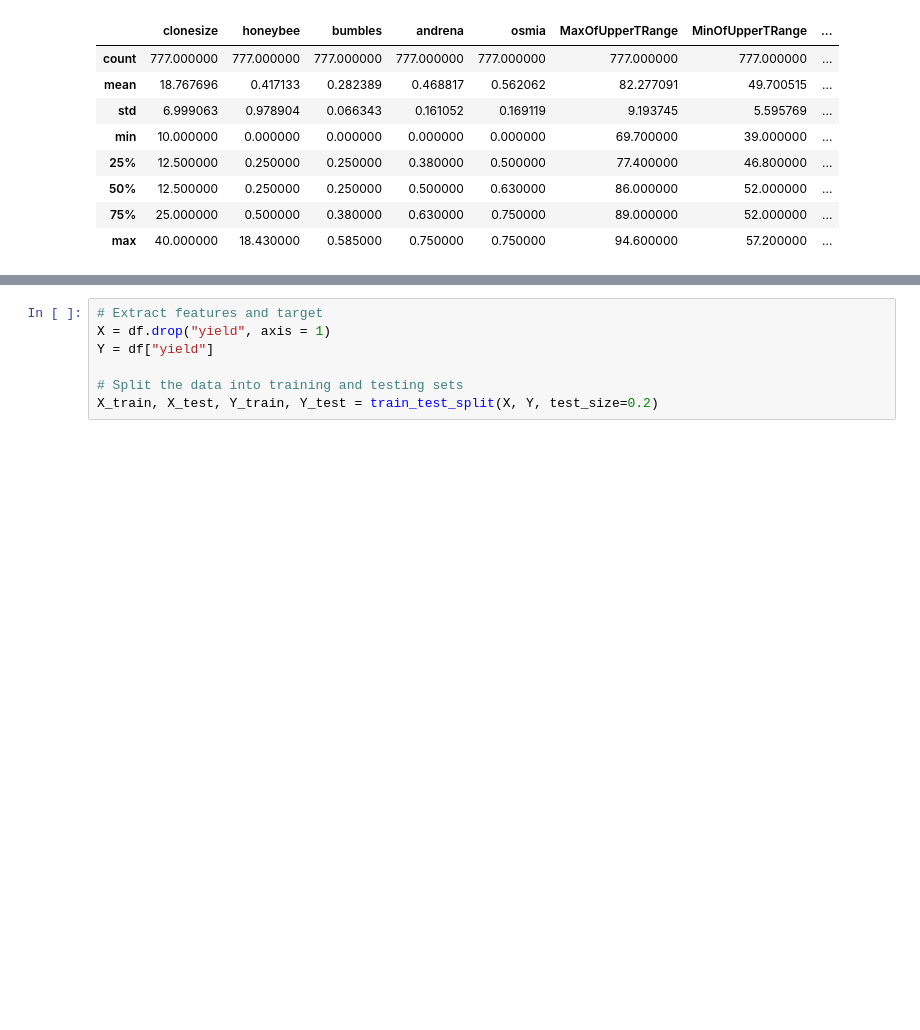
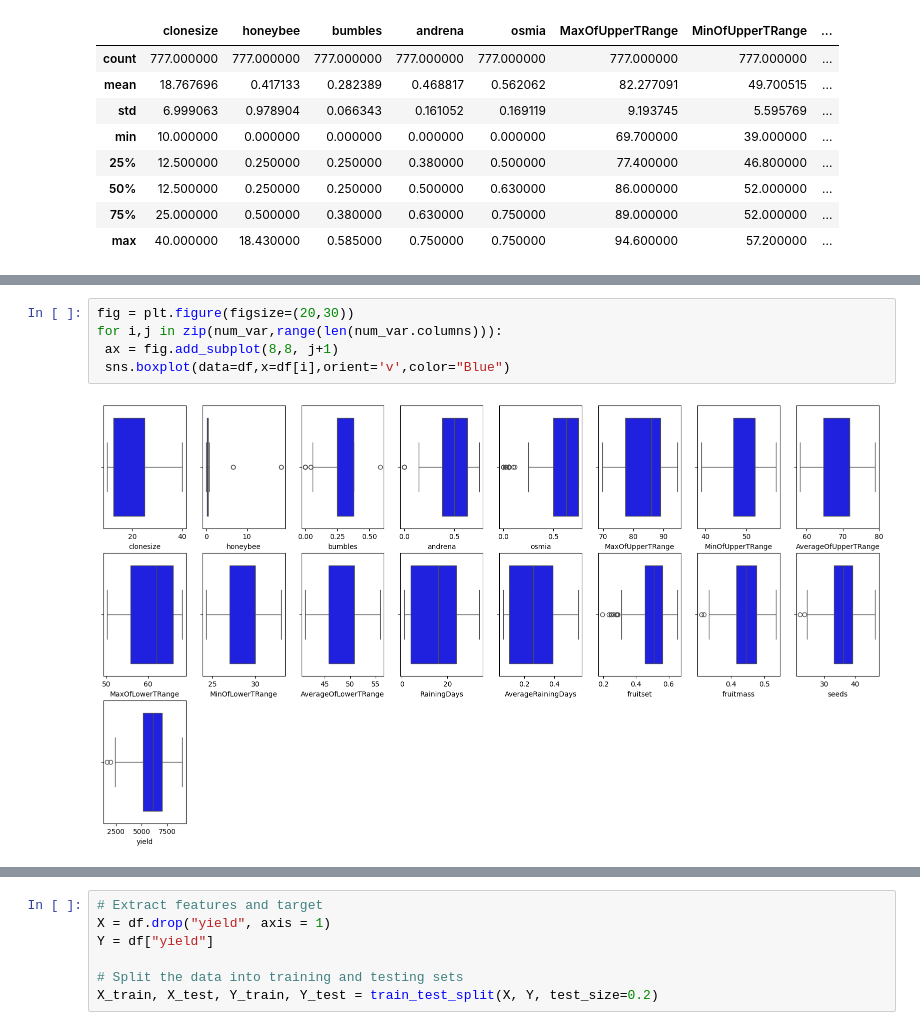
Before and after one commit to RichardKameri/MACHINE-LEARNING-1, a Jupyter notebook: wildblueberry.ipynb, the cells around one changed output, grey strips where cells are left out. Saved outputs shown, nothing was run; the diff lists cells and outputs as text; blank space fills up the shorter version.

```diff
--- a/wildblueberry.ipynb
+++ b/wildblueberry.ipynb
@@ -249,0 +105,7 @@ from sklearn.metrics import r2_score
+# %%
+fig = plt.figure(figsize=(20,30))
+for i,j in zip(num_var,range(len(num_var.columns))):
+ ax = fig.add_subplot(8,8, j+1)
+ sns.boxplot(data=df,x=df[i],orient='v',color="Blue")
+# %% [output]
+[figure, added]
```
Also changed, not shown: parts of 22 cells of this notebook.
